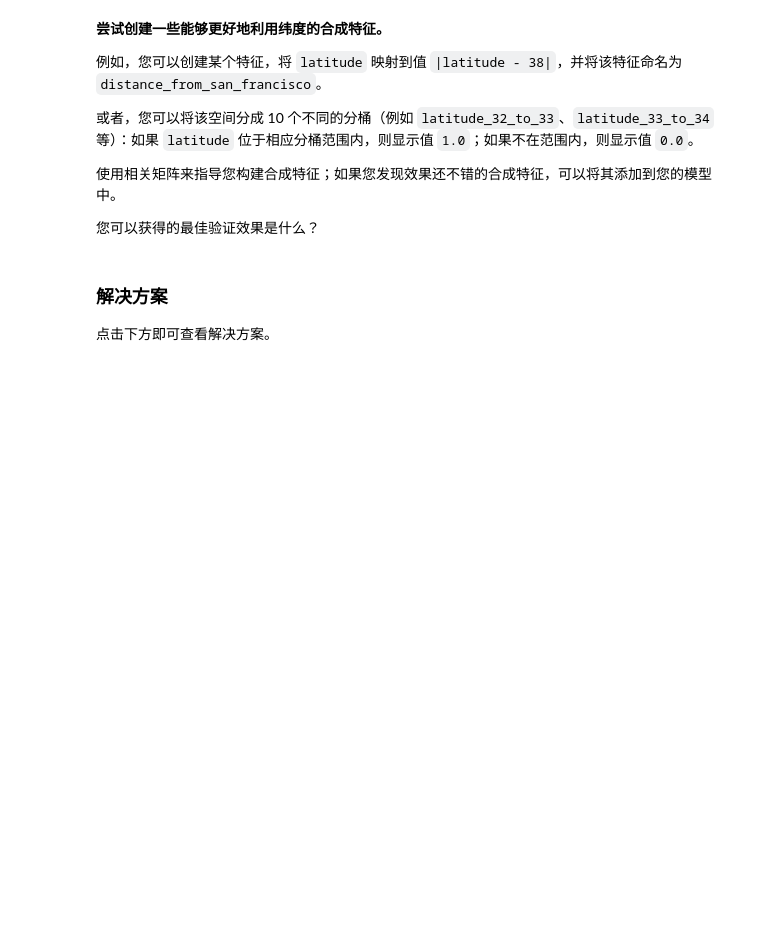
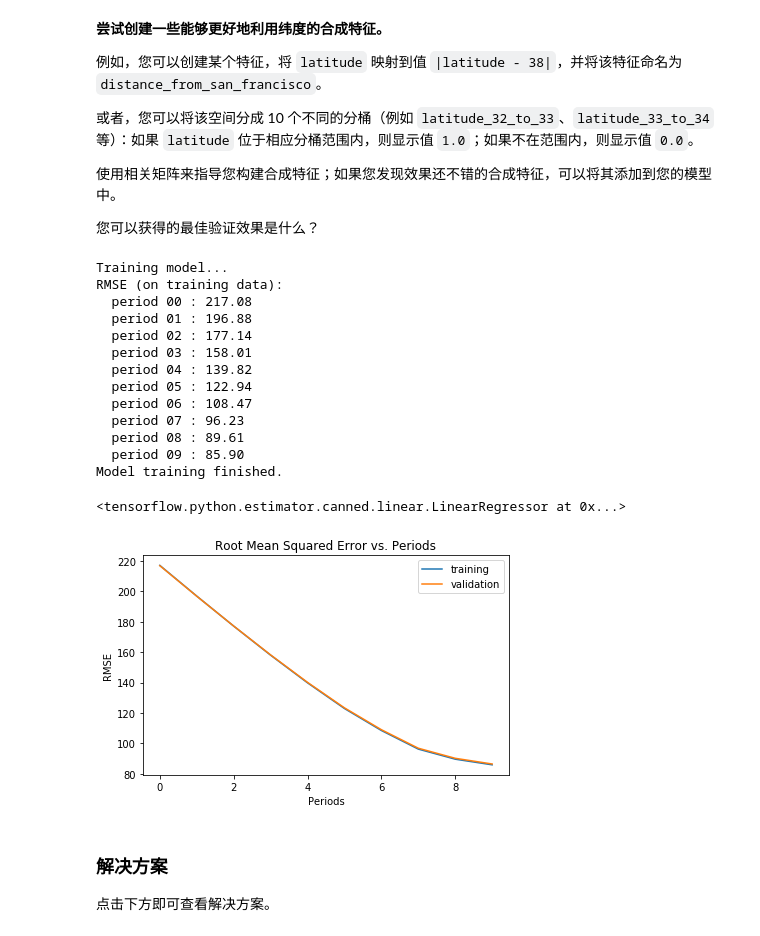
Before and after one commit to StevenPZChan/machine-learning, a Jupyter notebook: ml-exercises/feature_sets.ipynb, the cells around one changed output. Saved outputs shown, nothing was run; the diff lists cells and outputs as text; code cells hidden in the pictures; blank space fills up the shorter version.

```diff
--- a/ml-exercises/feature_sets.ipynb
+++ b/ml-exercises/feature_sets.ipynb
@@ -340,3 +425,40 @@ plt.scatter(training_examples["latitude"], training_targets["median_house_value"
+# %%
+def select_and_transform_features(source_df):
+    """source_df: DataFrame"""
+    LATITUDE_RANGES = range(32, 43)
+    selected_examples = pd.DataFrame()
+    selected_examples['median_income'] = source_df['median_income']
+    for i in LATITUDE_RANGES:
+        selected_examples[f'latitude_{i}_to_{i + 1}'] = source_df['latitude'].apply(lambda s: 1.0 if i <= s < i + 1 else 0.0)
+    return selected_examples
+
+selected_training_examples = select_and_transform_features(training_examples)
+selected_validation_examples = select_and_transform_features(validation_examples)
+
+train_model(
+    learning_rate=0.02,
+    steps=500,
+    batch_size=10,
+    training_examples=selected_training_examples,
+    training_targets=training_targets,
+    validation_examples=selected_validation_examples,
+    validation_targets=validation_targets)
+# %% [output]
+Training model...
+RMSE (on training data):
+  period 00 : 217.08
+  period 01 : 196.88
+  period 02 : 177.14
+  period 03 : 158.01
+  period 04 : 139.82
+  period 05 : 122.94
+  period 06 : 108.47
+  period 07 : 96.23
+  period 08 : 89.61
+  period 09 : 85.90
+Model training finished.
+<tensorflow.python.estimator.canned.linear.LinearRegressor at 0x...>
+[figure, added]
 # %% [markdown]
  ### 解决方案
 
```
Also changed, not shown: parts of 9 cells of this notebook, 6 other files.
